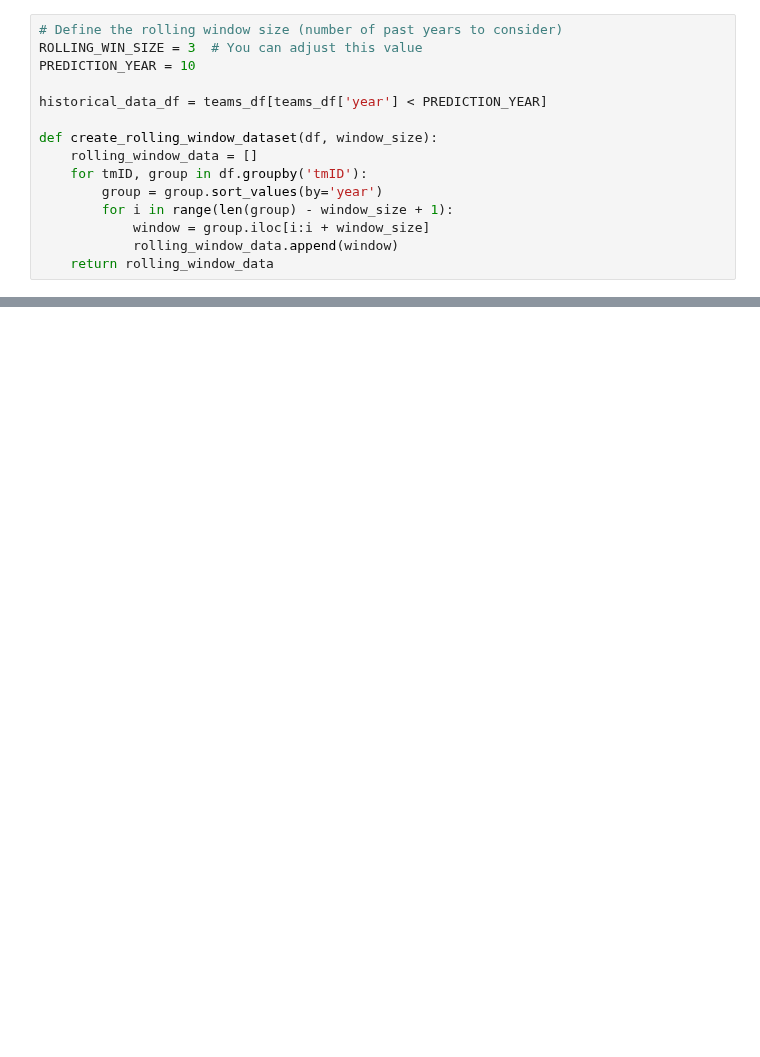
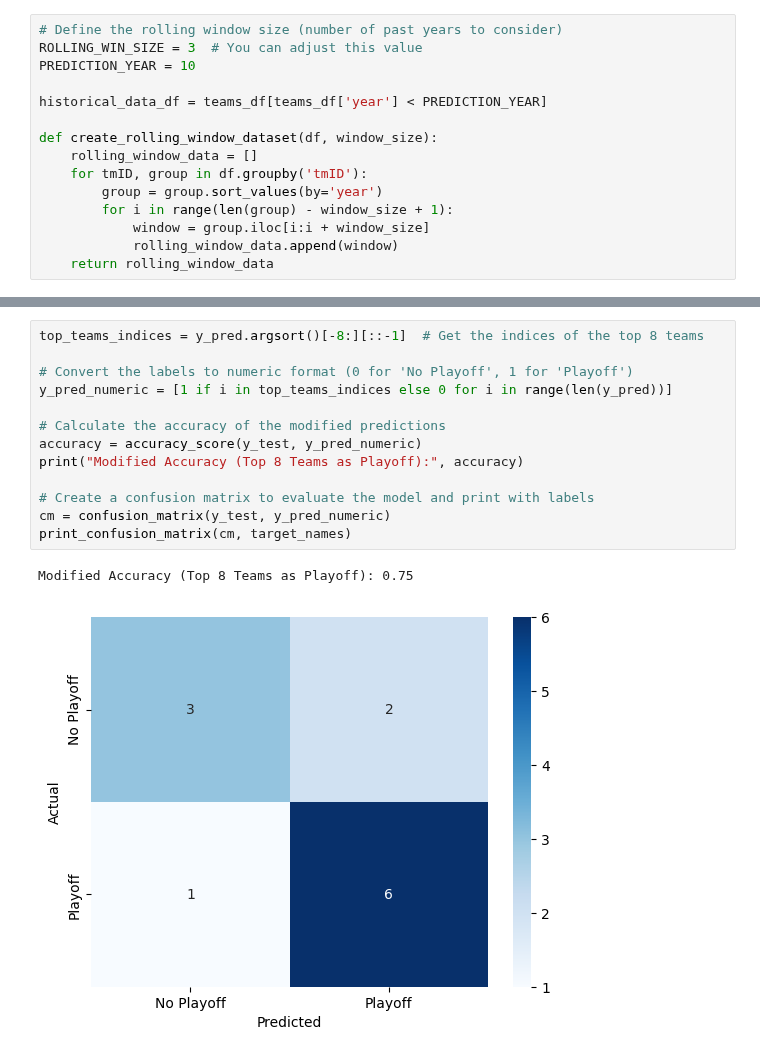
Before and after one commit to jogp10/WnbaPlayoffsPredicting, a Jupyter notebook: notebooks/modelling.ipynb, the cells around one changed output, grey strips where cells are left out. Saved outputs shown, nothing was run; the diff lists cells and outputs as text; blank space fills up the shorter version.

```diff
--- a/notebooks/modelling.ipynb
+++ b/notebooks/modelling.ipynb
@@ -225,0 +234,16 @@ Name: playoff, dtype: int64
+# %%
+top_teams_indices = y_pred.argsort()[-8:][::-1]  # Get the indices of the top 8 teams
+
+# Convert the labels to numeric format (0 for 'No Playoff', 1 for 'Playoff')
+y_pred_numeric = [1 if i in top_teams_indices else 0 for i in range(len(y_pred))]
+
+# Calculate the accuracy of the modified predictions
+accuracy = accuracy_score(y_test, y_pred_numeric)
+print("Modified Accuracy (Top 8 Teams as Playoff):", accuracy)
+
+# Create a confusion matrix to evaluate the model and print with labels
+cm = confusion_matrix(y_test, y_pred_numeric)
+print_confusion_matrix(cm, target_names)
+# %% [output]
+Modified Accuracy (Top 8 Teams as Playoff): 0.75
+[figure, added]
```
Also changed, not shown: parts of 7 cells of this notebook.
